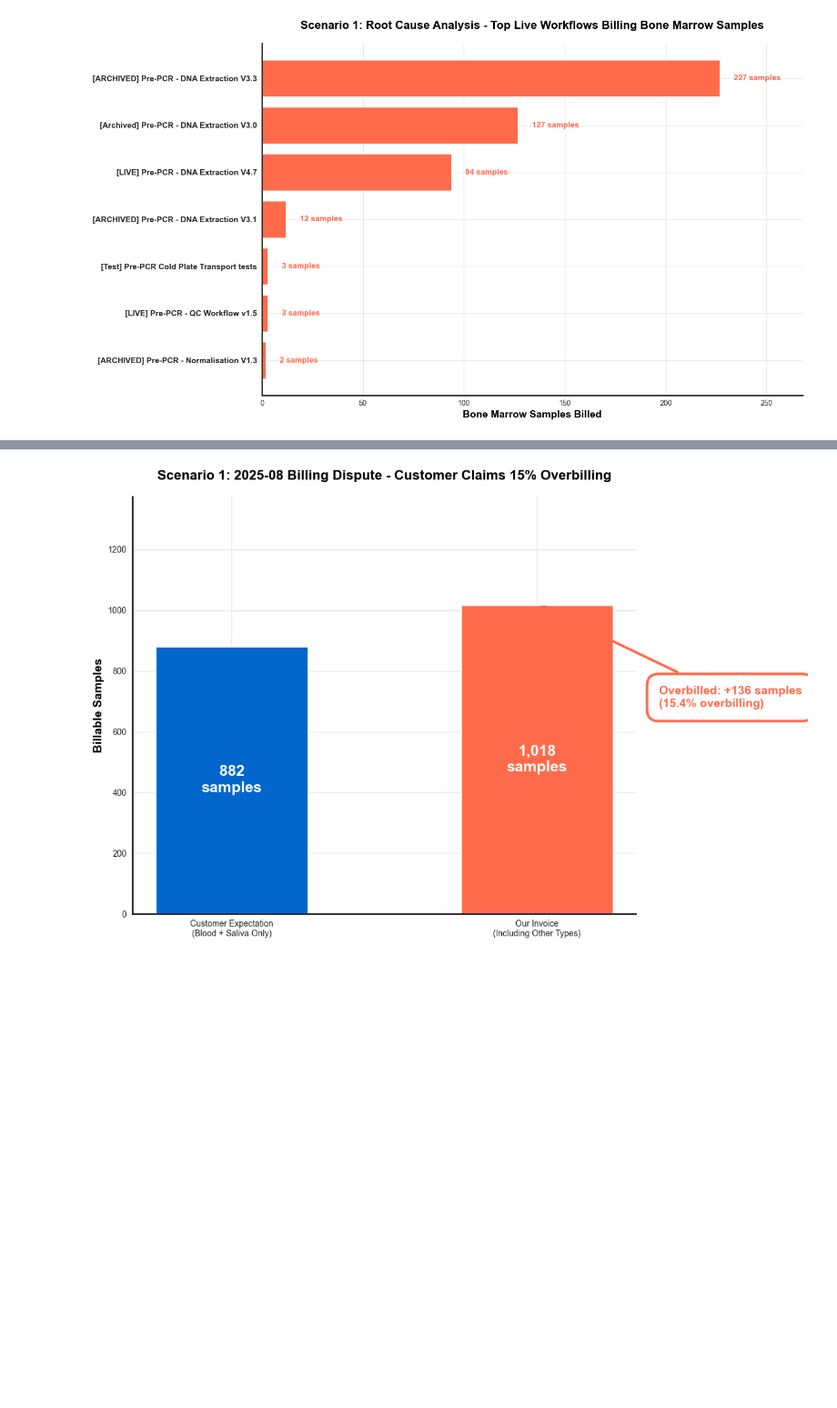
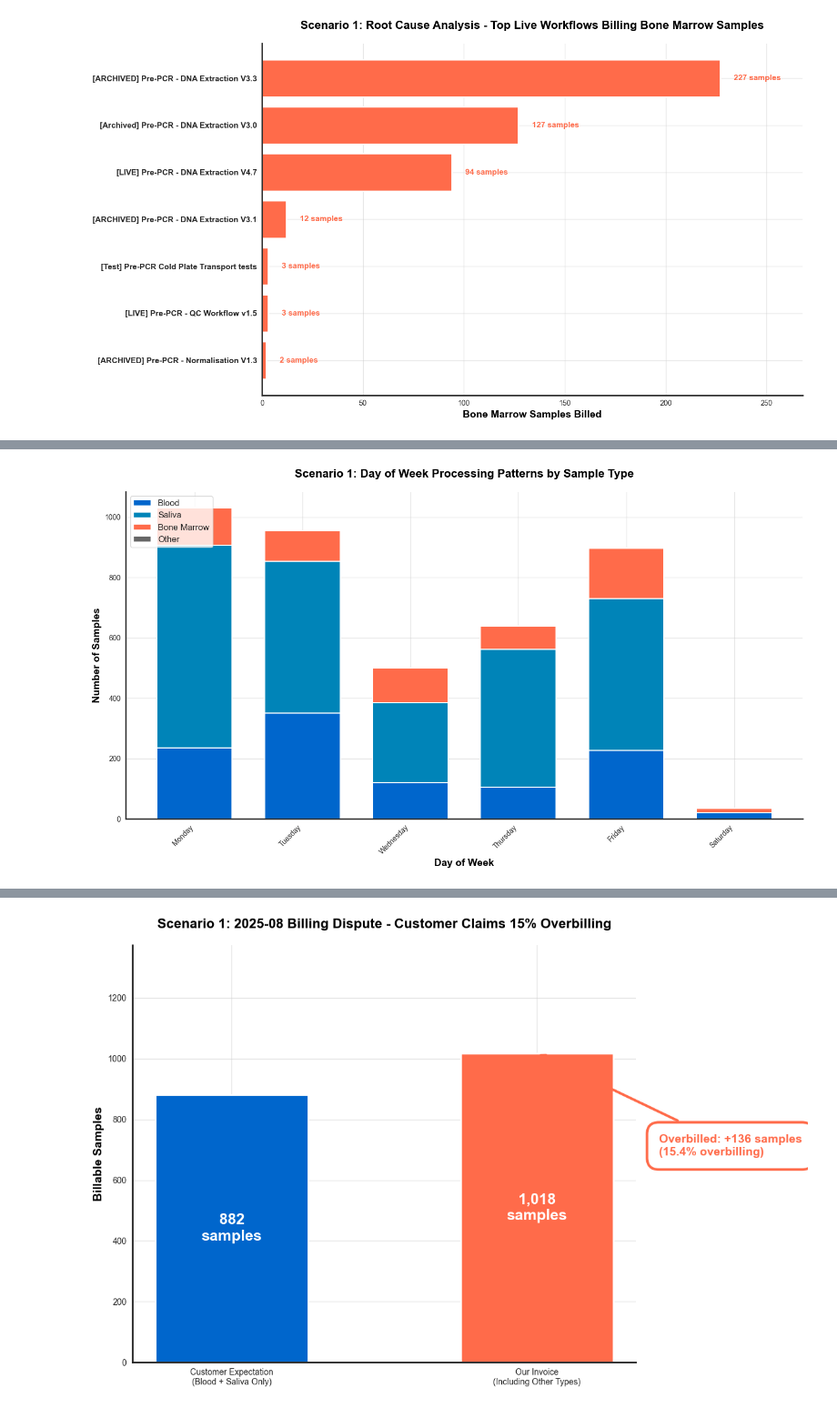
Before and after one commit to megpatakota/customer_data_analysis, a Jupyter notebook: main.ipynb, the cells around one changed output, grey strips where cells are left out. Shown at 91% size. Saved outputs shown, nothing was run; the diff lists cells and outputs as text; code cells hidden in the pictures; blank space fills up the shorter version.

```diff
--- a/main.ipynb
+++ b/main.ipynb
@@ -580,0 +668,11 @@ else:
+# %%
+# Scenario 1 - Visual 6: Day of Week Patterns by Sample Type
+# What we're showing: Weekly processing patterns for different sample types
+# Why: Identifies if bone marrow samples run on specific days vs blood/saliva
+
+if 'checks_live_success' not in locals() or checks_live_success.empty:
+    print("Run Scenario 1 analysis cell first.")
+else:
+    visual6_day_of_week_patterns(checks_live_success)
+# %% [output]
+[figure, added]
```
Also changed, not shown: parts of 25 cells of this notebook, 10 other files.
